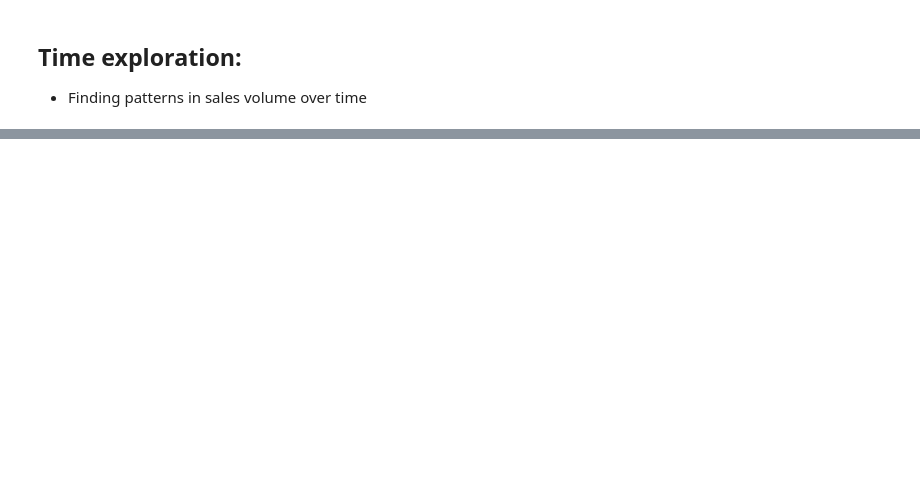
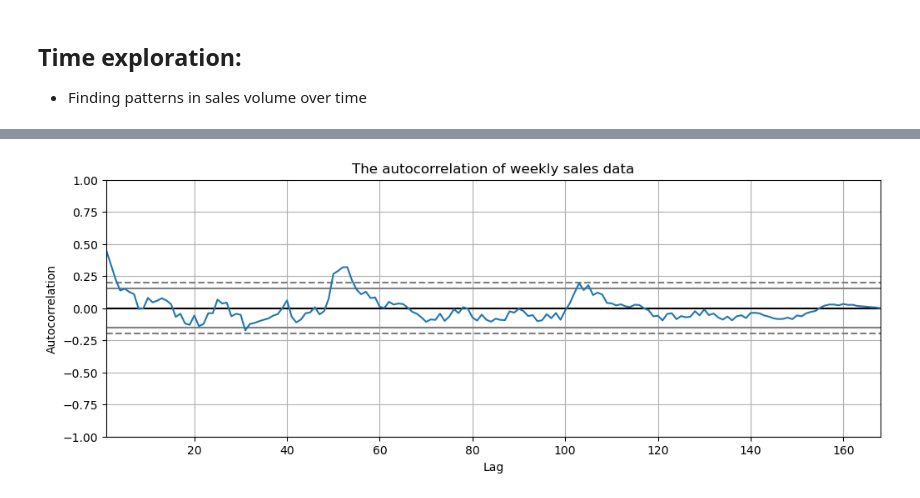
Before and after one commit to scottmattes1/superstore-project, a Jupyter notebook: final_notebook.ipynb, the cells around one changed output, grey strips where cells are left out. Cells and saved outputs as stored; diff of their text form; code cells hidden in the pictures; blank space fills up the shorter version.

```diff
--- a/final_notebook.ipynb
+++ b/final_notebook.ipynb
@@ -127,0 +155,4 @@ test length: 147
+# %%
+explore.plot_autocorrelation(train)
+# %% [output]
+[figure, added]
```
Also changed, not shown: parts of 41 cells of this notebook, 3 other files.
